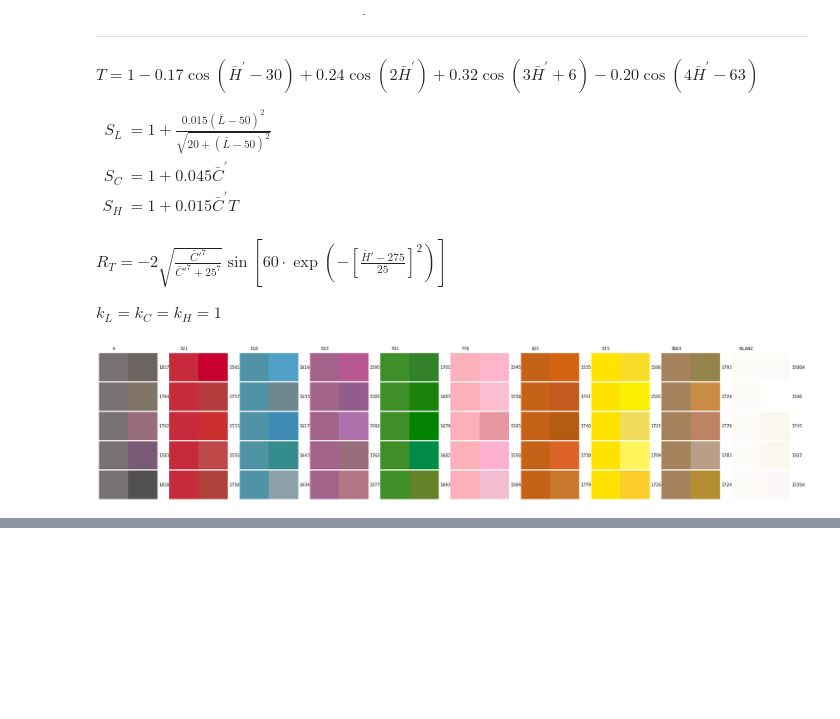
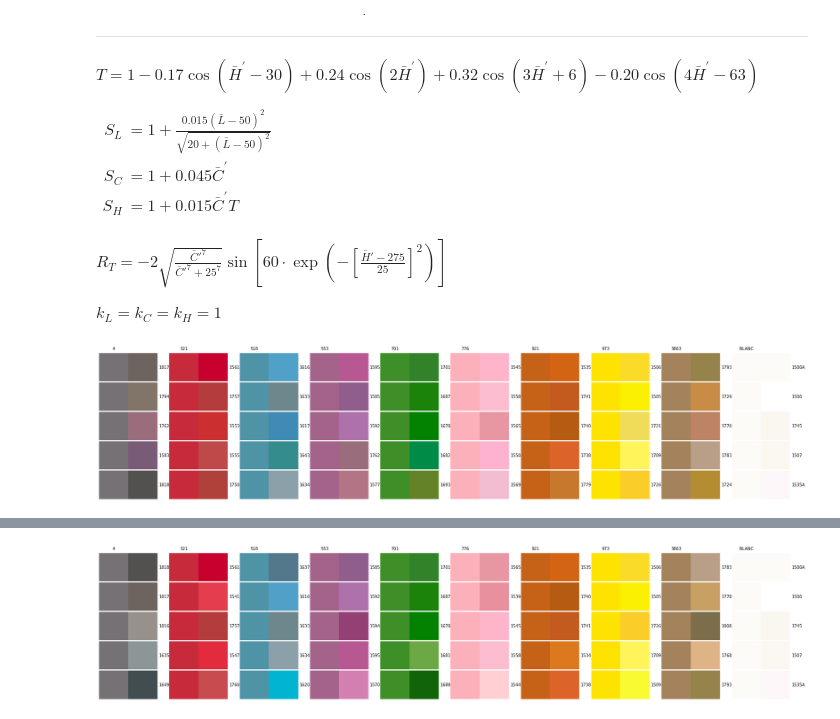
Before and after one commit to JuliaSzulc/flossverter, a Jupyter notebook: metrics_test.ipynb, the cells around one changed output, grey strips where cells are left out. Saved outputs shown, nothing was run; the diff lists cells and outputs as text; code cells hidden in the pictures; blank space fills up the shorter version.

```diff
--- a/metrics_test.ipynb
+++ b/metrics_test.ipynb
@@ -146,0 +162,4 @@ run(ciede2000)
+# %%
+run(cmc_2_1)
+# %% [output]
+[figure, added]
```
Also changed, not shown: parts of 3 cells of this notebook, 4 other files.
